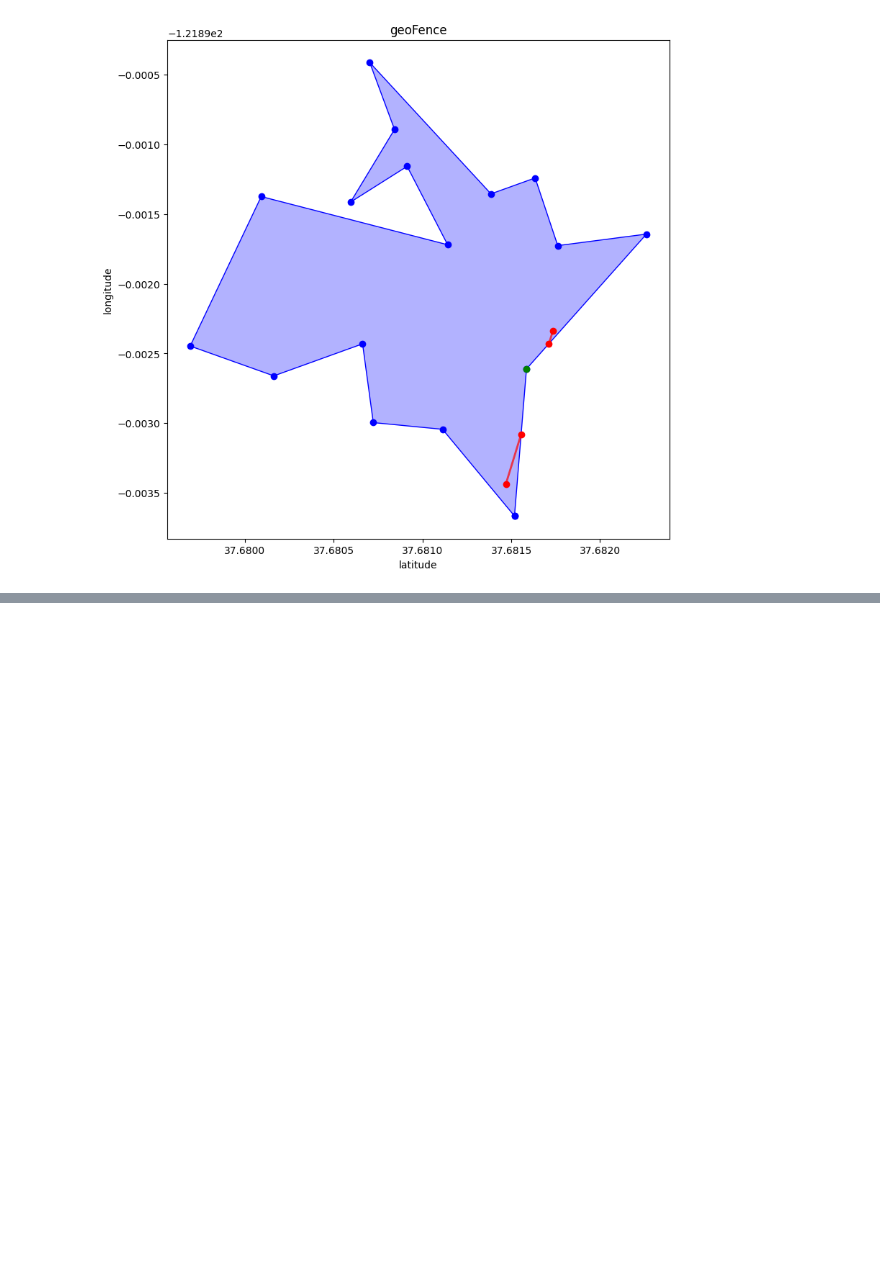
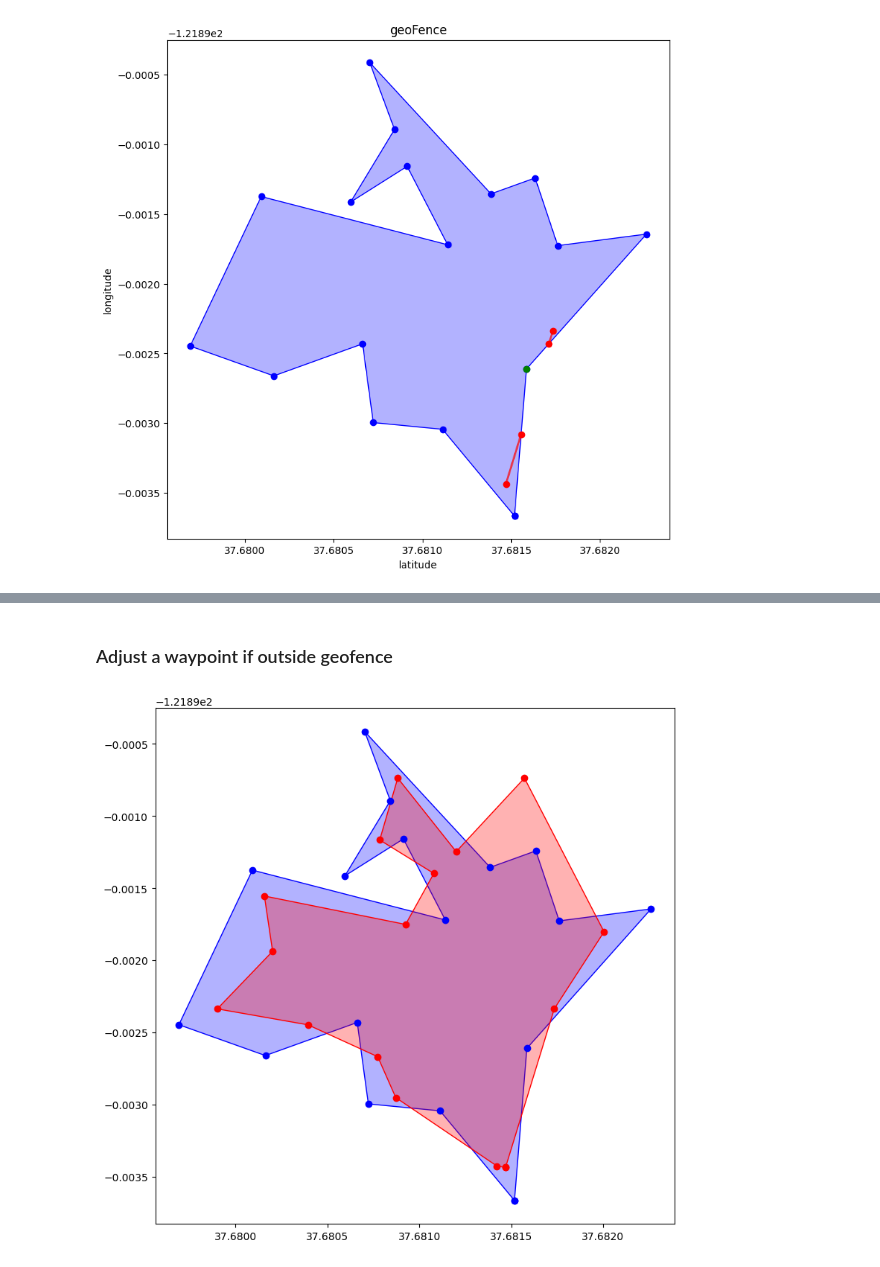
Before and after one commit to TheErickLiu/AmadorUAV2025, a Jupyter notebook: question2.ipynb, the cells around one changed output, grey strips where cells are left out. Drawn from its saved outputs; the diff is of its cells as text; code cells hidden in the pictures; blank space fills up the shorter version.

```diff
--- a/question2.ipynb
+++ b/question2.ipynb
@@ -534,0 +597,17 @@ fig.show()
+# %% [markdown]
+### Adjust a waypoint if outside geofence
+# %%
+# Move a point to outside of geofence for testing
+waypoints[3][1] = waypoints[5][1]
+
+# Plot polygon
+import matplotlib.pyplot as plt
+from shapely.plotting import plot_polygon
+
+fig = plt.figure(figsize=(9, 9))
+ax = fig.add_subplot(111)
+plot_polygon(geofence_polygon, ax=ax, add_points=True, color="blue")
+plot_polygon(Polygon(waypoints), ax=ax, add_points=True, color="red")
+plt.show()
+# %% [output]
+[figure, added]
```
Also changed, not shown: parts of 11 cells of this notebook, 3 other files.
